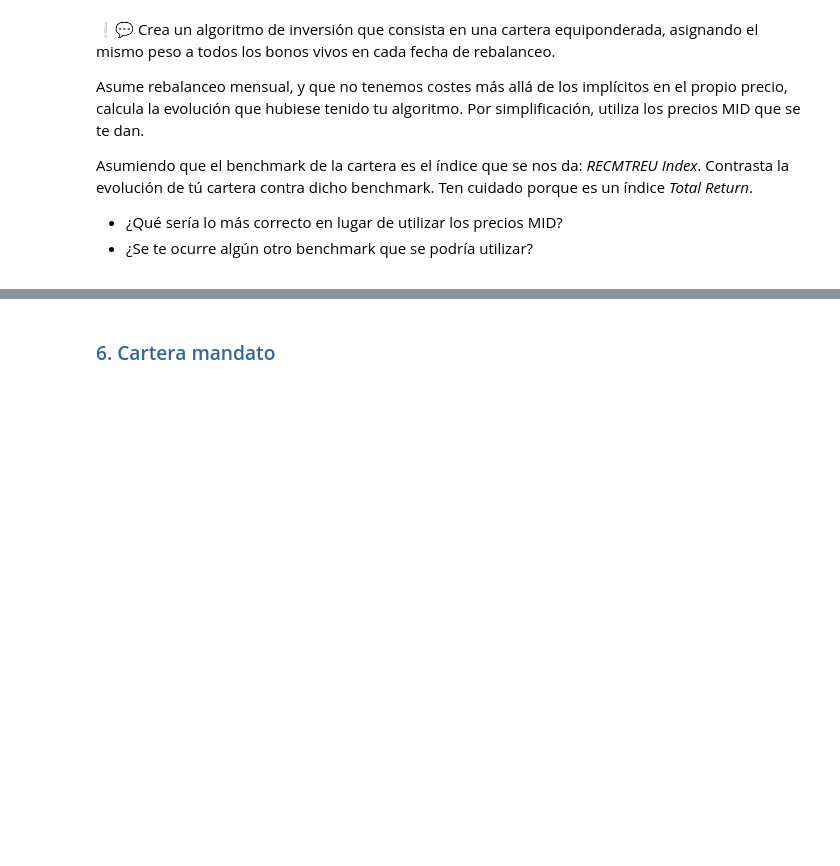
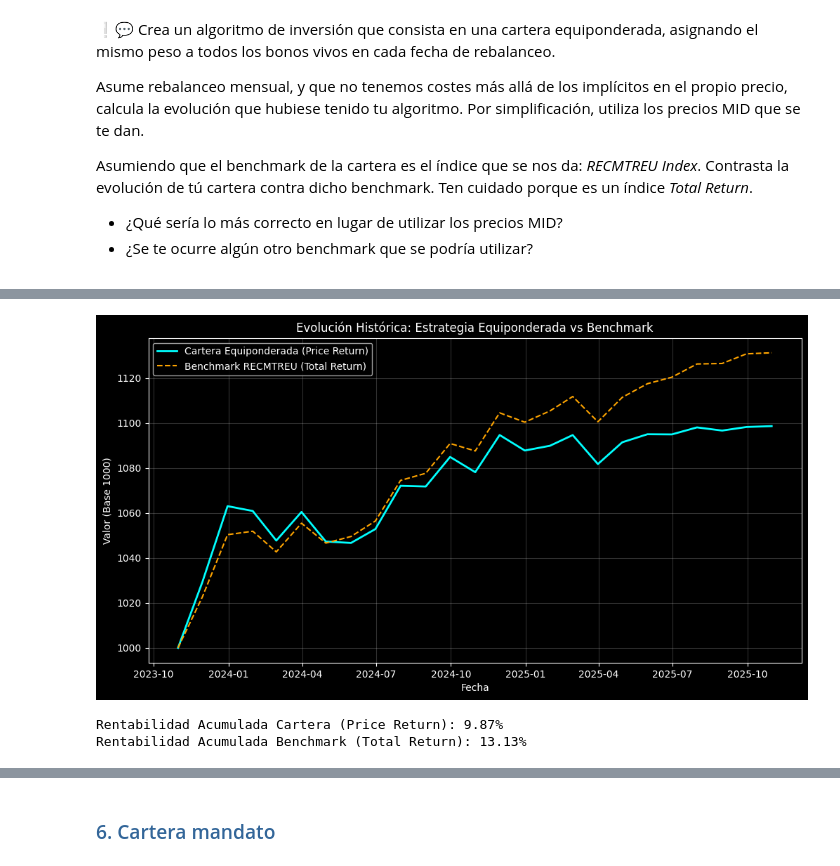
Before and after one commit to danielgarcialop18-cell/Tarea2_RentaFija_DanielGarciaLopez, a Jupyter notebook: Tarea 2_RentaFija_DanielGarciaLopez.ipynb, the cells around one changed output, grey strips where cells are left out. Saved outputs shown, nothing was run; the diff lists cells and outputs as text; code cells hidden in the pictures; blank space fills up the shorter version.

```diff
--- a/Tarea 2_RentaFija_DanielGarciaLopez.ipynb
+++ b/Tarea 2_RentaFija_DanielGarciaLopez.ipynb
@@ -595,0 +635,6 @@ Asumiendo que el benchmark de la cartera es el índice que se nos da: *RECMTREU
+# %%
+# Ordenamos cronológicamente
+df_precios = df_precios.sort_index()
+
+fechas_rebalanceo = df_precios.resample('ME').last().index # Lista con las últimas fechas de cada mes
+ts_benchmark = ts_benchmark.reindex(fechas_rebalanceo, method='ffill') # Comprobamos que en esas fechas el benchmark tiene valores
@@ -595,0 +696,27 @@ Asumiendo que el benchmark de la cartera es el índice que se nos da: *RECMTREU
+# %%
+# --------------------- COMPRACIÓN CON BENCHMARK Y GRÁFICO -------------------------
+# Rebasamos el benchmark a 1000 en la fecha de inicio de nuestra cartera para comparar
+base_benchmark = ts_benchmark.loc[cartera.index[0]]
+benchmark_normalizado = (ts_benchmark / base_benchmark) * 1000
+
+plt.figure(figsize=(12, 6))
+plt.plot(cartera.index, cartera, label='Cartera Equiponderada (Price Return)', color='cyan', linewidth=2)
+plt.plot(benchmark_normalizado.index, benchmark_normalizado, label='Benchmark RECMTREU (Total Return)', color='orange', linestyle='--')
+
+plt.title('Evolución Histórica: Estrategia Equiponderada vs Benchmark')
+plt.xlabel('Fecha')
+plt.ylabel('Valor (Base 1000)')
+plt.legend()
+plt.grid(True, alpha=0.2)
+plt.show()
+
+# Cálculo de rentabilidad final
+rentabilidad_cartera = (cartera.iloc[-1] / 1000 - 1) * 100 # (Valor final - Valor inicial)/Valor inicial
+rentabilidad_bench = (benchmark_normalizado.iloc[-1] / 1000 - 1) * 100
+
+print(f"Rentabilidad Acumulada Cartera (Price Return): {rentabilidad_cartera:.2f}%")
+print(f"Rentabilidad Acumulada Benchmark (Total Return): {rentabilidad_bench:.2f}%")
+# %% [output]
+[figure, added]
+Rentabilidad Acumulada Cartera (Price Return): 9.87%
+Rentabilidad Acumulada Benchmark (Total Return): 13.13%
```
Also changed, not shown: parts of 5 cells of this notebook.
